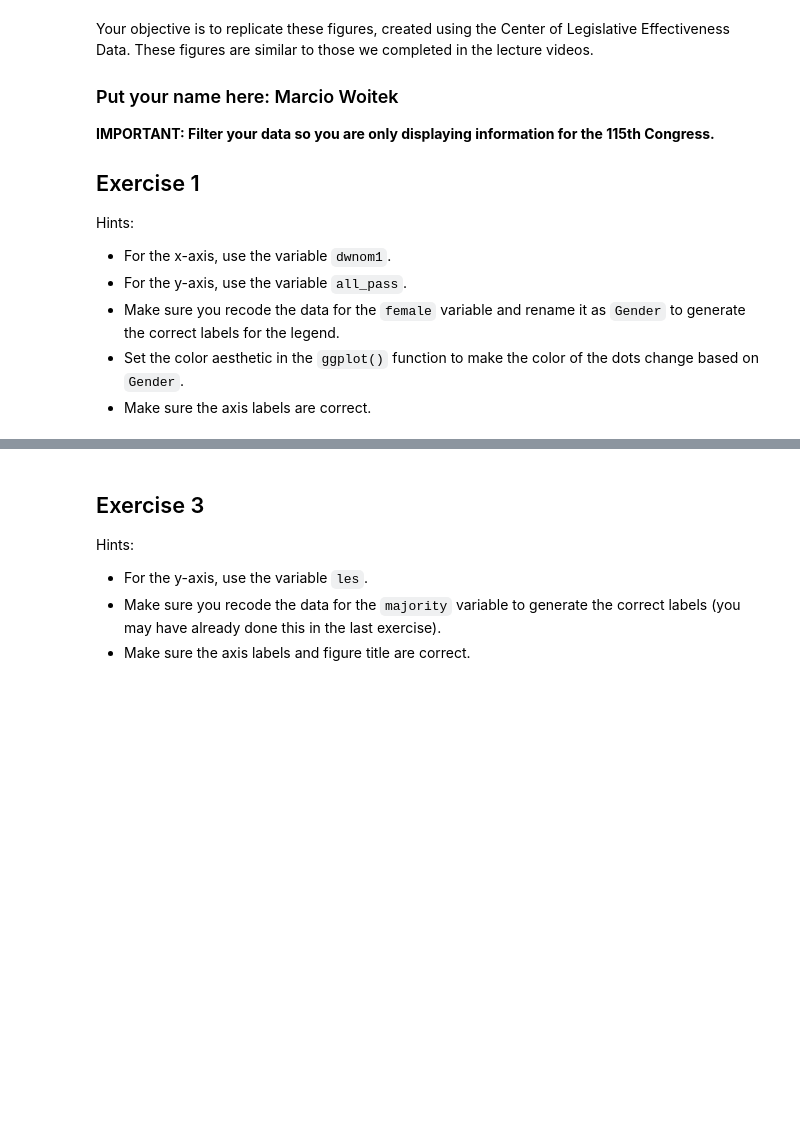
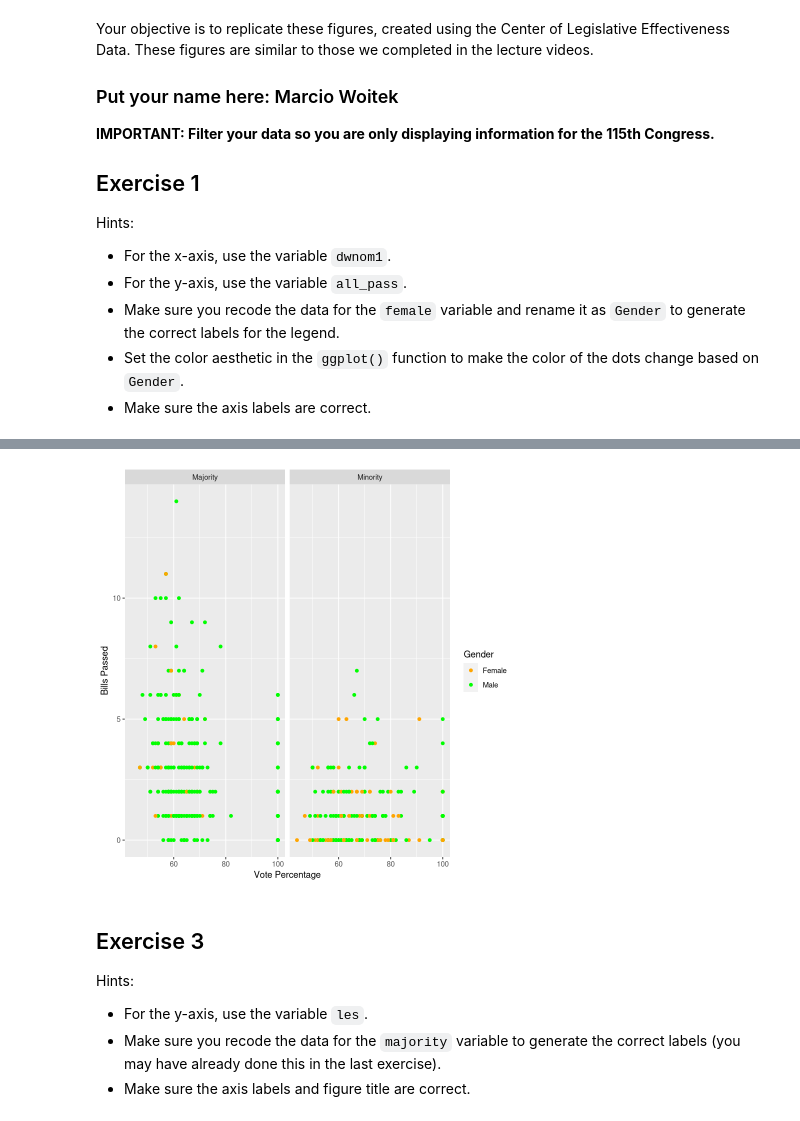
Before and after one commit to mwoitek/r-data-visualization-ggplot2, a Jupyter notebook: assignment_1/week_1_exercise.ipynb, the cells around one changed output, grey strips where cells are left out. Saved outputs shown, nothing was run; the diff lists cells and outputs as text; code cells hidden in the pictures; blank space fills up the shorter version.

```diff
--- a/assignment_1/week_1_exercise.ipynb
+++ b/assignment_1/week_1_exercise.ipynb
@@ -42,6 +59,30 @@ dots change based on `Gender`.
 * Use `scale_color_manual()` to set the colors to green for males and orange
 for females.
 * Make sure the axis labels are correct.
+# %%
+# Get only the data corresponding to the 115th Congress.
+# Get only the columns that matter for this exercise.
+data_plot_2 <- cel %>%
+    filter(congress == 115) %>%
+    select(votepct, all_pass, female, majority)
+
+# Recode the `female` variable, and rename it as `Gender`:
+data_plot_2$female <- recode(data_plot_2$female, `0` = "Male", `1` = "Female")
+data_plot_2 <- rename(data_plot_2, Gender = female)
+
+# Recode the `majority` variable:
+data_plot_2$majority <- recode(
+    data_plot_2$majority, `0` = "Minority", `1` = "Majority"
+)
+
+# Plot the figure as specified above:
+ggplot(data_plot_2, aes(x = votepct, y = all_pass, color = Gender)) +
+    geom_point() +
+    labs(x = "Vote Percentage", y = "Bills Passed") +
+    scale_color_manual(values = c("orange", "green")) +
+    facet_wrap(vars(majority))
+# %% [output]
+[figure, added]
 # %% [markdown]
 ## Exercise 3
 
```
Also changed, not shown: parts of 4 cells of this notebook, 3 other files.
